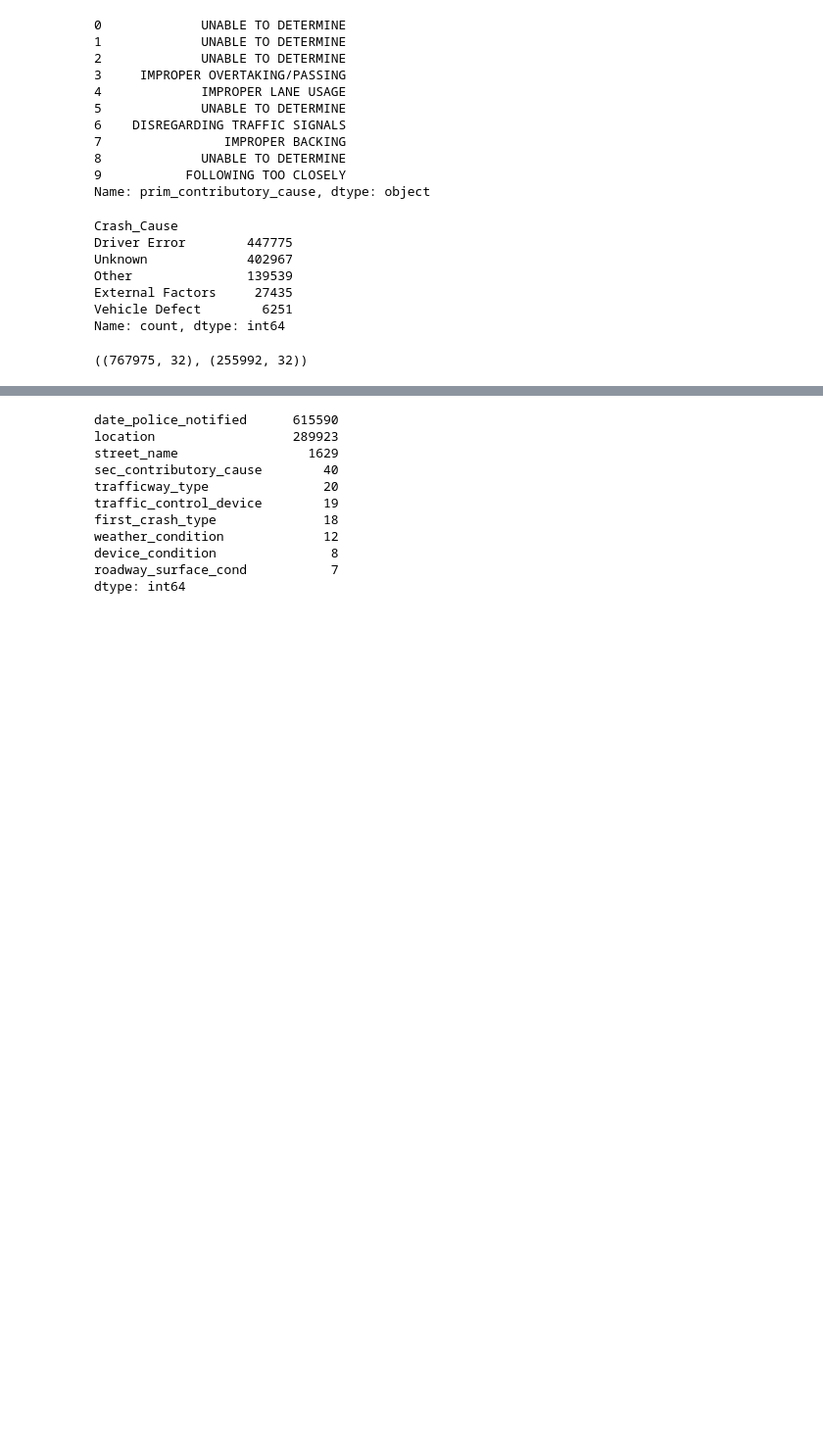
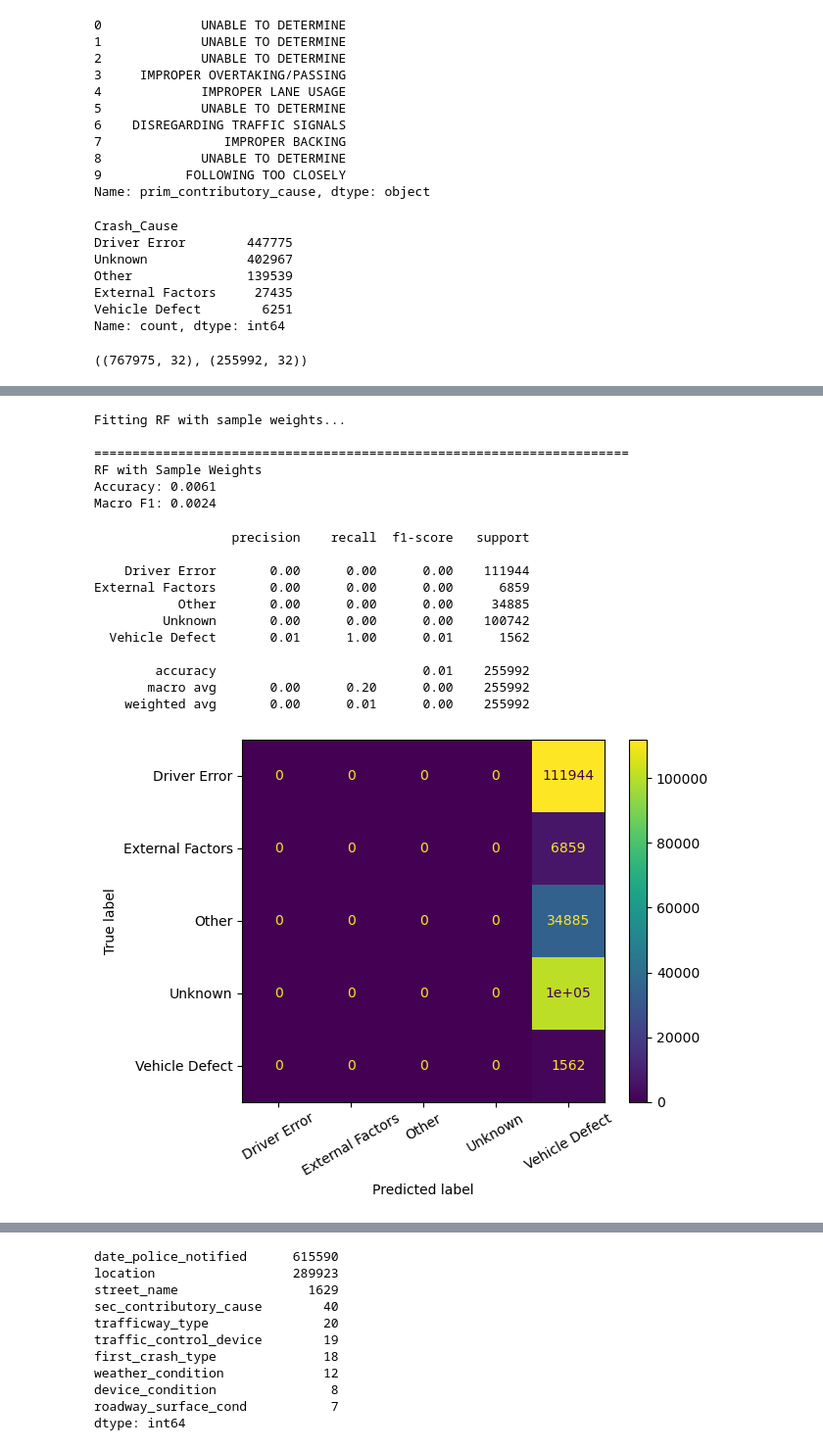
Before and after one commit to hellenmureithi/Phase_4_project, a Jupyter notebook: Notebooks/fiona.ipynb, the cells around one changed output, grey strips where cells are left out. Shown at 98% size. Drawn from its saved outputs; the diff is of its cells as text; code cells hidden in the pictures; blank space fills up the shorter version.

Commit message:
adds models

```diff
--- a/Notebooks/fiona.ipynb
+++ b/Notebooks/fiona.ipynb
@@ -227,7 +227,7 @@ from sklearn.metrics import (
 from sklearn.inspection import permutation_importance
 # %%
 # Group rare categories → much fewer one-hot columns
-rare_threshold = 200   # adjust if needed (higher = fewer columns)
+rare_threshold = 500   # adjust if needed (higher = fewer columns)
 
 for col in ['street_name', 'first_crash_type', 'trafficway_type', 'prim_contributory_cause_group']:  # add your high-cardinality columns
     if col in X_train.columns:
@@ -253,12 +272,12 @@ numeric_transformer = Pipeline(steps=[
 
 categorical_transformer = Pipeline(steps=[
     ("imputer", SimpleImputer(strategy="most_frequent")), # handles missing values
-    ("ohe", OneHotEncoder(handle_unknown="ignore")) # encoding categories
+    ("ohe", OneHotEncoder(handle_unknown="ignore", sparse_output=True)) # encoding categories
 ])
 
 preprocessor = ColumnTransformer(transformers=[
     ("num", numeric_transformer, numeric_features),
-    ("cat", categorical_transformer, categorical_features)
+    ("cat", categorical_transformer, cat_reduced)
 ])
 # %%
 # Model Pipeline
@@ -273,0 +288,15 @@ rf_pipe = Pipeline(steps=[
+# %%
+rf_pipe = Pipeline(steps=[
+    ("preprocess", preprocessor),
+    ("model", RandomForestClassifier(
+        n_estimators=80,
+        max_depth=10,
+        class_weight='balanced_subsample',
+        random_state=42,
+        n_jobs=-1
+    ))
+])
+
+rf_pipe.fit(X_train, y_train)
+preds = rf_pipe.predict(X_test)
+print(classification_report(y_test, preds))
@@ -274,3 +315,46 @@ rf_pipe = Pipeline(steps=[
+# %%
+from sklearn.utils.class_weight import compute_sample_weight
+
+# Compute sample weights
+sample_weights = compute_sample_weight('balanced', y_train)
+
+# Fit with weights (use full data)
+print("Fitting RF with sample weights...")
+rf_pipe.fit(X_train, y_train, model__sample_weight=sample_weights)
+
+# Predict & evaluate
+preds = rf_pipe.predict(X_test)
+acc = accuracy_score(y_test, preds)
+macro_f1 = f1_score(y_test, preds, average="macro")
+
+print("\n" + "="*70)
+print("RF with Sample Weights")
+print(f"Accuracy: {acc:.4f}")
+print(f"Macro F1: {macro_f1:.4f}")
+print(classification_report(y_test, preds))
+
+cm = confusion_matrix(y_test, preds)
+ConfusionMatrixDisplay(cm, display_labels=rf_pipe.classes_).plot(xticks_rotation=30)
+plt.show()
+# %% [output]
+Fitting RF with sample weights...
+
+======================================================================
+RF with Sample Weights
+Accuracy: 0.0061
+Macro F1: 0.0024
+                  precision    recall  f1-score   support
+
+    Driver Error       0.00      0.00      0.00    111944
+External Factors       0.00      0.00      0.00      6859
+           Other       0.00      0.00      0.00     34885
+         Unknown       0.00      0.00      0.00    100742
+  Vehicle Defect       0.01      1.00      0.01      1562
+
+        accuracy                           0.01    255992
+       macro avg       0.00      0.20      0.00    255992
+    weighted avg       0.00      0.01      0.00    255992
+[figure, added]
 # %%
 from sklearn.linear_model import LogisticRegression
 
```
Also changed, not shown: parts of 10 cells of this notebook.
